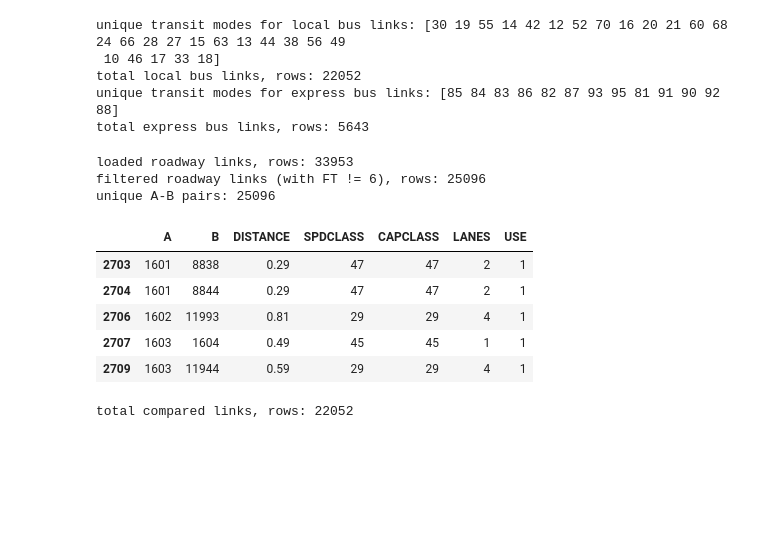
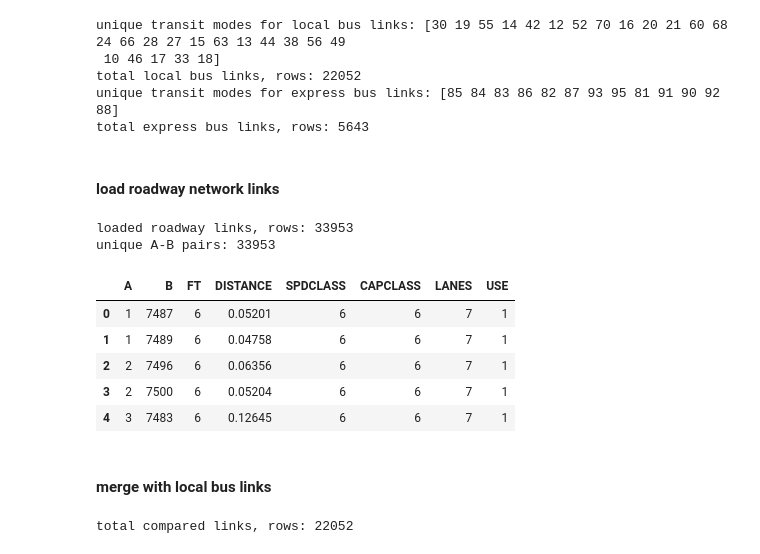
Before and after one commit to BayAreaMetro/TM1_Base_Network, a Jupyter notebook: utils/find_missing_links_for_transit.ipynb, the cells around one changed output. Saved outputs shown, nothing was run; the diff lists cells and outputs as text; code cells hidden in the pictures; blank space fills up the shorter version.

```diff
--- a/utils/find_missing_links_for_transit.ipynb
+++ b/utils/find_missing_links_for_transit.ipynb
@@ -36,25 +38,27 @@ unique transit modes for local bus links: [30 19 55 14 42 12 52 70 16 20 21 60 6
 total local bus links, rows: 22052
 unique transit modes for express bus links: [85 84 83 86 82 87 93 95 81 91 90 92 88]
 total express bus links, rows: 5643
+# %% [markdown]
+#### load roadway network links
 # %%
 roadway_links_df = gpd.read_file(
     Path.cwd().parent / "shapefiles" / "network_links.shp"
 )
+roadway_links_df = roadway_links_df[['A', 'B', 'FT', 'DISTANCE', 'SPDCLASS', 'CAPCLASS', 'LANES', 'USE']]
 print('loaded roadway links, rows:', len(roadway_links_df))
-roadway_links_df = roadway_links_df.loc[roadway_links_df['FT'] != 6][['A', 'B', 'FT', 'DISTANCE', 'SPDCLASS', 'CAPCLASS', 'LANES', 'USE']]
-print('filtered roadway links (with FT != 6), rows:', len(roadway_links_df))
 print('unique A-B pairs:', roadway_links_df[['A', 'B']].drop_duplicates().shape[0])
-display(roadway_links_df[['A', 'B', 'DISTANCE', 'SPDCLASS', 'CAPCLASS', 'LANES', 'USE']].head())
+display(roadway_links_df[['A', 'B', 'FT', 'DISTANCE', 'SPDCLASS', 'CAPCLASS', 'LANES', 'USE']].head())
 # %% [output]
 loaded roadway links, rows: 33953
-filtered roadway links (with FT != 6), rows: 25096
-unique A-B pairs: 25096
+unique A-B pairs: 33953
-|  | A | B | DISTANCE | SPDCLASS | CAPCLASS | LANES | USE |
-| 2703 | 1601 | 8838 | 0.29 | 47 | 47 | 2 | 1 |
-| 2704 | 1601 | 8844 | 0.29 | 47 | 47 | 2 | 1 |
-| 2706 | 1602 | 11993 | 0.81 | 29 | 29 | 4 | 1 |
-| 2707 | 1603 | 1604 | 0.49 | 45 | 45 | 1 | 1 |
-| 2709 | 1603 | 11944 | 0.59 | 29 | 29 | 4 | 1 |
+|  | A | B | FT | DISTANCE | SPDCLASS | CAPCLASS | LANES | USE |
+| 0 | 1 | 7487 | 6 | 0.05201 | 6 | 6 | 7 | 1 |
+| 1 | 1 | 7489 | 6 | 0.04758 | 6 | 6 | 7 | 1 |
+| 2 | 2 | 7496 | 6 | 0.06356 | 6 | 6 | 7 | 1 |
+| 3 | 2 | 7500 | 6 | 0.05204 | 6 | 6 | 7 | 1 |
+| 4 | 3 | 7483 | 6 | 0.12645 | 6 | 6 | 7 | 1 |
+# %% [markdown]
+#### merge with local bus links
 # %%
 localbus_compare = localbus_links_df.merge(
     roadway_links_df,
```
Also changed, not shown: parts of 18 cells of this notebook.
